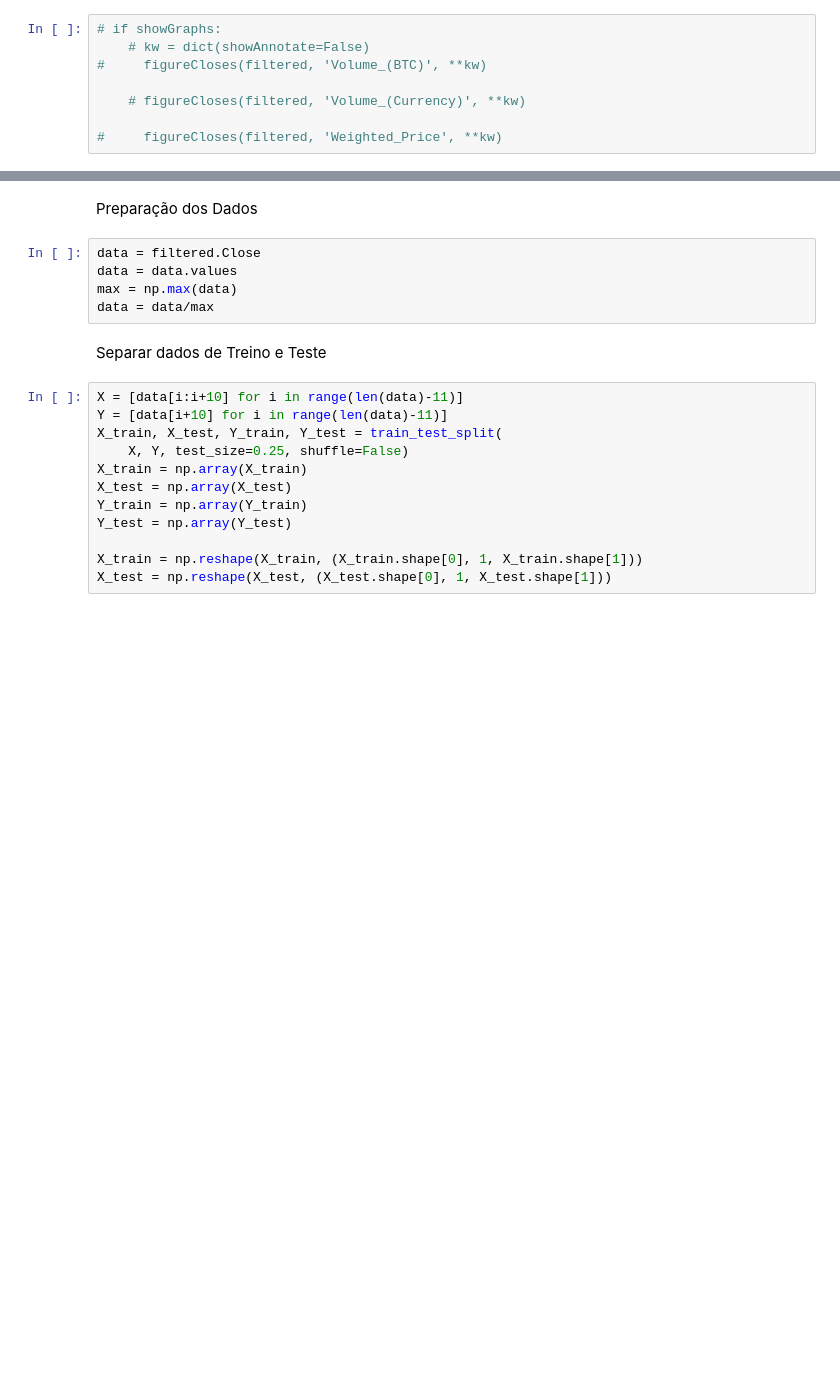
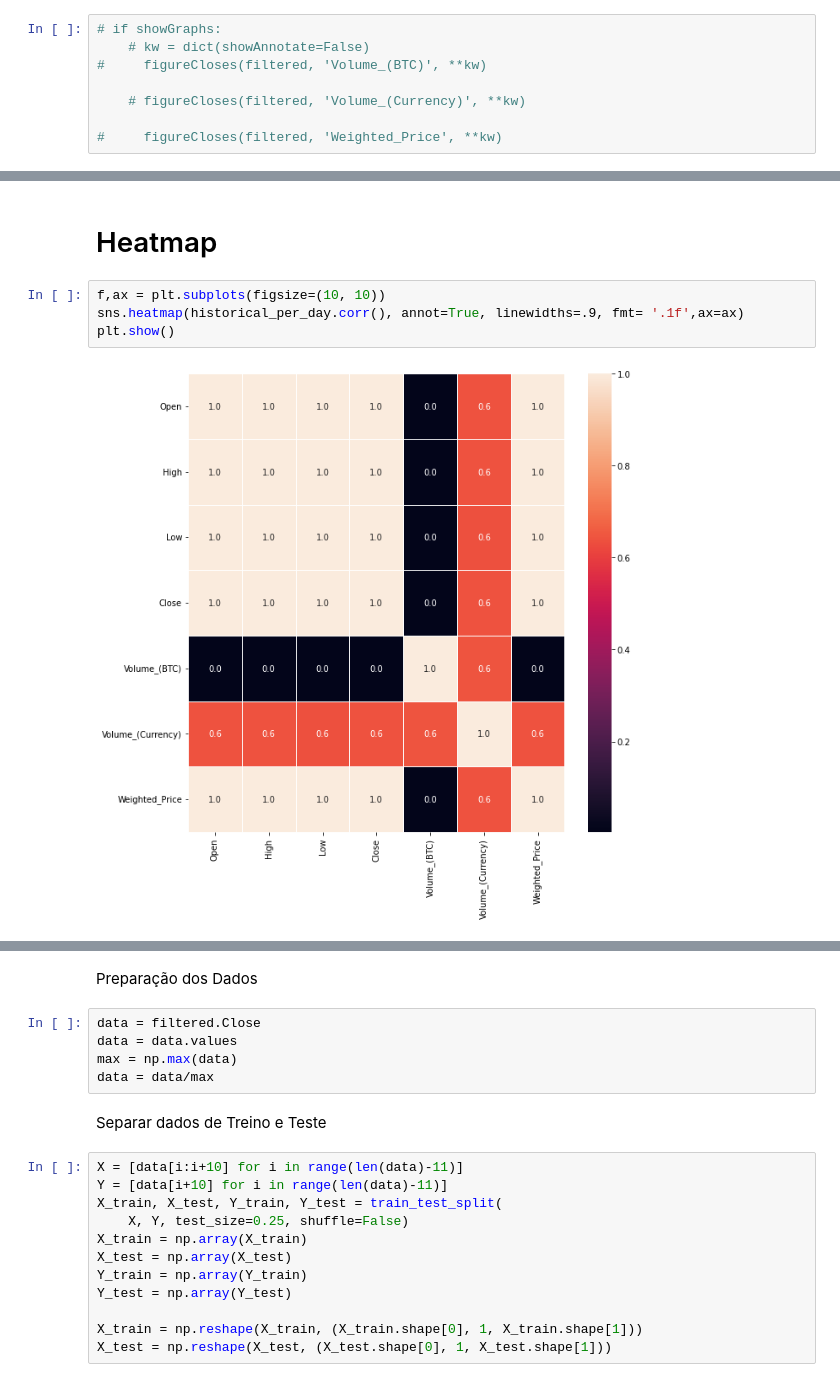
Before and after one commit to WillianAgostini/bitcoin_prediction, a Jupyter notebook: btc-price-prediction-using-lstm.ipynb, the cells around one changed output, grey strips where cells are left out. Saved outputs shown, nothing was run; the diff lists cells and outputs as text; blank space fills up the shorter version.

```diff
--- a/btc-price-prediction-using-lstm.ipynb
+++ b/btc-price-prediction-using-lstm.ipynb
@@ -77,0 +138,8 @@ sns.pairplot(historical_per_hour, vars=['Close', 'High', 'Low', 'Weighted_Price'
+# %% [markdown]
+# Heatmap
+# %%
+f,ax = plt.subplots(figsize=(10, 10))
+sns.heatmap(historical_per_day.corr(), annot=True, linewidths=.9, fmt= '.1f',ax=ax)
+plt.show()
+# %% [output]
+[figure, added]
```
Also changed, not shown: parts of 12 cells of this notebook, 3 other files.
